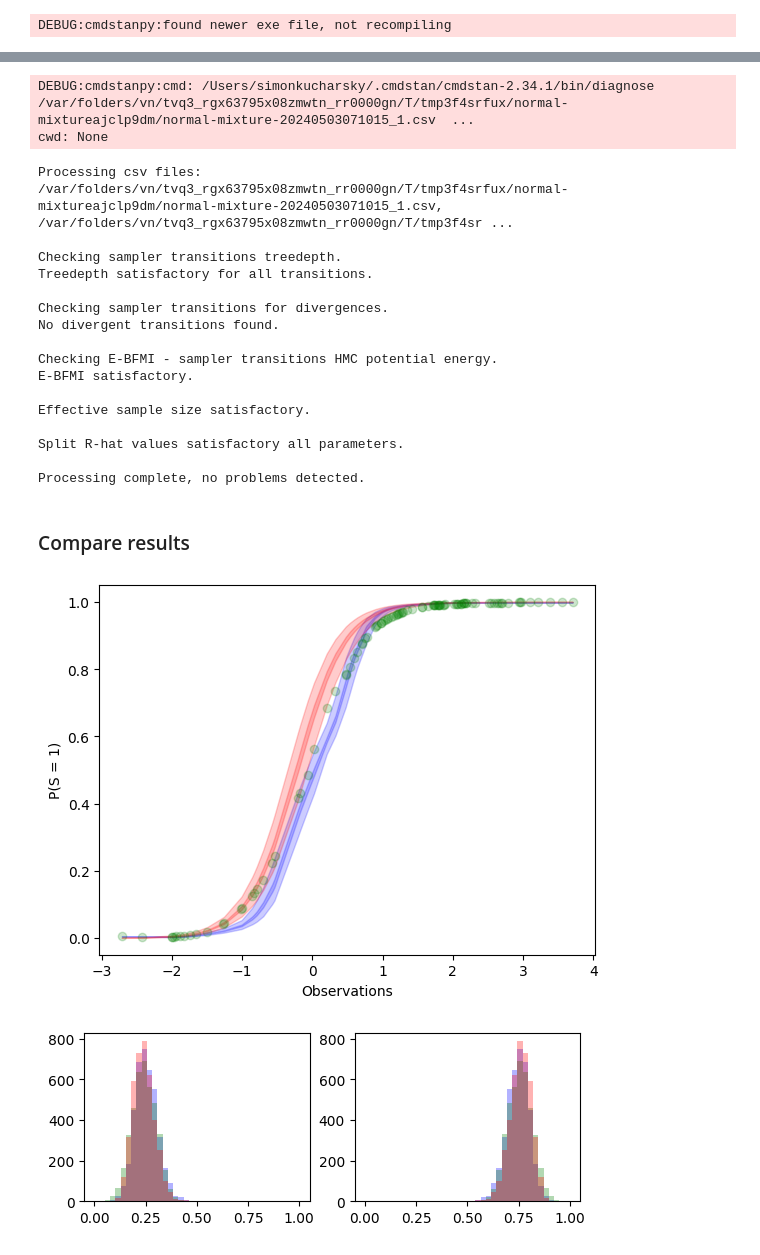
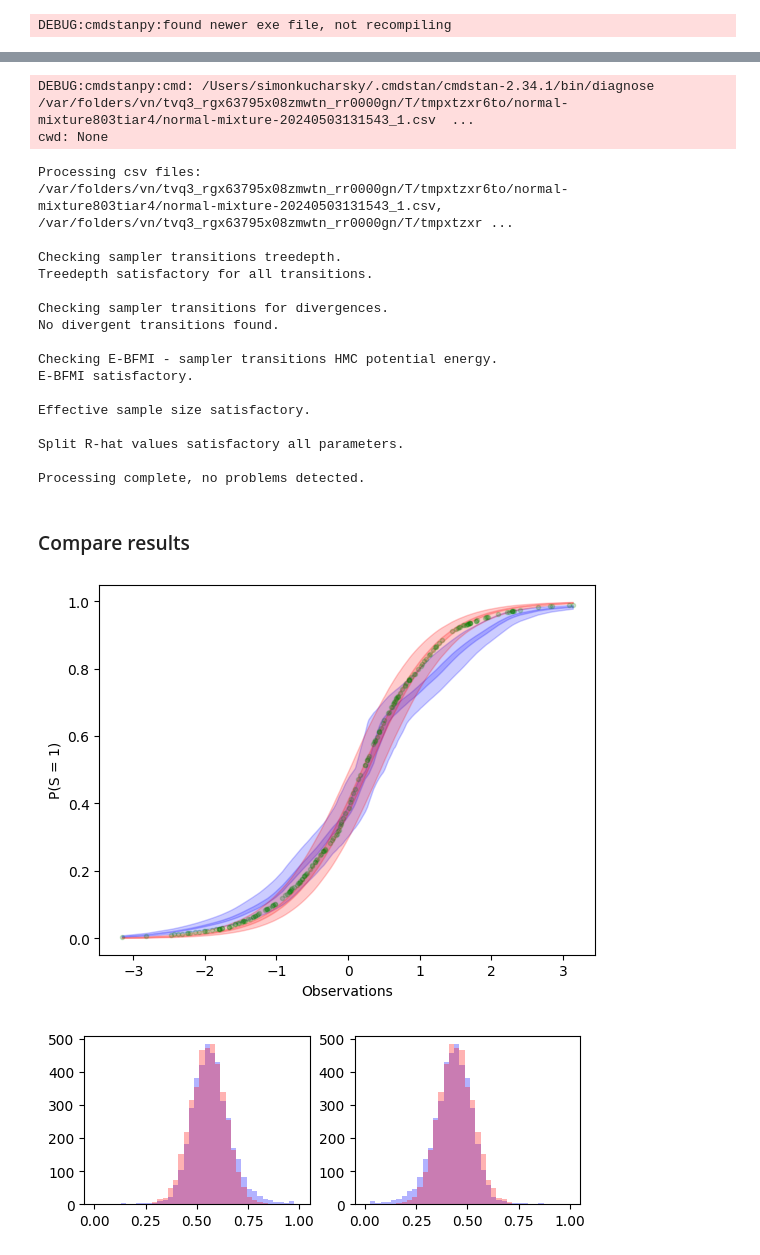
Before and after one commit to Kucharssim/bayesflow-amortized-mixtures, a Jupyter notebook: case-studies/normal-mixture/experiments.ipynb, the cells around one changed output, grey strips where cells are left out. Saved outputs shown, nothing was run; the diff lists cells and outputs as text; code cells hidden in the pictures.

Commit message:
mixture prob calibration

```diff
--- a/case-studies/normal-mixture/experiments.ipynb
+++ b/case-studies/normal-mixture/experiments.ipynb
@@ -59,7 +59,7 @@ global_summary_net = bf.networks.SetTransformer(input_dim=1, summary_dim=model.n
 mixture_posterior = bf.trainers.Trainer(
     amortizer=AmortizedMixturePosterior(
         amortized_mixture=AmortizedMixture(
-            inference_net=IndependentClassificator(num_outputs=model.n_cls),
+            inference_net=IndependentClassificator(num_outputs=model.n_cls, num_dense=8),
             local_summary_net=local_summary_net
         ),
         amortized_posterior=bf.amortizers.AmortizedPosterior(
@@ -82,11 +82,11 @@ INFO:root:Done.
 # 25% in class 1 and 75% in class 2
 # mu_1=-1 and mu_2=1
 parameters = {
-    "p": np.array([0.3, 0.7]),
-    "mu": np.array([-1.5, 1.5])
+    "p": np.array([0.5, 0.5]),
+    "mu": np.array([-1, 1])
 }
 context = {
-    "n_obs": 100,
+    "n_obs": 200,
     "n_rep": 1
 }
 latents, observables = model._simulator(
@@ -96,3 +96,6 @@ latents, observables = model._simulator(
 # let's order the observables
 ind = np.argsort(np.mean(observables, axis=1))
 observables = observables[ind, ...]
+
+
+bf_data = model.config_bayesflow(context, observables)
@@ -171,9 +172,9 @@ Consider re-running with show_console=True if the above output is unclear!
 # %%
 print(stan_fit.diagnose())
 # %% [output]
-DEBUG:cmdstanpy:cmd: /Users/simonkucharsky/.cmdstan/cmdstan-2.34.1/bin/diagnose /var/folders/vn/tvq3_rgx63795x08zmwtn_rr0000gn/T/tmp3f4srfux/normal-mixtureajclp9dm/normal-mixture-20240503071015_1.csv  ...
+DEBUG:cmdstanpy:cmd: /Users/simonkucharsky/.cmdstan/cmdstan-2.34.1/bin/diagnose /var/folders/vn/tvq3_rgx63795x08zmwtn_rr0000gn/T/tmpxtzxr6to/normal-mixture803tiar4/normal-mixture-20240503131543_1.csv  ...
 cwd: None
-Processing csv files: /var/folders/vn/tvq3_rgx63795x08zmwtn_rr0000gn/T/tmp3f4srfux/normal-mixtureajclp9dm/normal-mixture-20240503071015_1.csv, /var/folders/vn/tvq3_rgx63795x08zmwtn_rr0000gn/T/tmp3f4sr ...
+Processing csv files: /var/folders/vn/tvq3_rgx63795x08zmwtn_rr0000gn/T/tmpxtzxr6to/normal-mixture803tiar4/normal-mixture-20240503131543_1.csv, /var/folders/vn/tvq3_rgx63795x08zmwtn_rr0000gn/T/tmpxtzxr ...
 
 Checking sampler transitions treedepth.
 Treedepth satisfactory for all transitions.
@@ -206,13 +207,13 @@ def plot_bands(x, samples, probs=[0.5, 0.9], color=None, alpha=None, axis=0):
             color=color
         )
 # %%
-plot_bands(observables[:,0], mixture_posterior_probs, color="blue", alpha=0.2)
-plot_bands(observables[:,0], stan_probs, color="red", alpha=0.2)
-plt.scatter(observables[:,0], mixture_probs, color="green", alpha=0.2)
+plot_bands(np.mean(observables, axis=1), mixture_posterior_probs, color="blue", alpha=0.2)
+plot_bands(np.mean(observables, axis=1), stan_probs, color="red", alpha=0.2)
+plt.scatter(np.mean(observables, axis=1), mixture_probs, color="green", alpha=0.2, marker=".")
 plt.xlabel("Observations")
 f=plt.ylabel("P(S = 1)")
 # %% [output]
-[figure, old version]
+[figure, new version]
 # %%
 stan_p = np.array(stan_fit.draws_pd(vars="p"))
 mixture_posterior_p = model.extract_pars(mixture_posterior_pars)['p']
@@ -220,11 +221,11 @@ posterior_p = model.extract_pars(posterior_parameters)['p']
 # %%
 for i in range(2):
     plt.subplot(2, 2, i+1)
     f=plt.hist(mixture_posterior_p[:,i], alpha=0.3, color="blue", bins = np.linspace(0, 1, 40))
-    f=plt.hist(posterior_p[:,i], alpha=0.3, color="green", bins = np.linspace(0, 1, 40))
+    #f=plt.hist(posterior_p[:,i], alpha=0.3, color="green", bins = np.linspace(0, 1, 40))
     f=plt.hist(stan_p[:,i], alpha=0.3, color="red", bins = np.linspace(0, 1, 40))
 # %% [output]
-[figure, old version]
+[figure, new version]
 # %%
 stan_mu = np.array(stan_fit.draws_pd(vars="mu"))
 mixture_posterior_mu = model.extract_pars(mixture_posterior_pars)['mu']
```
Also changed, not shown: parts of 4 cells of this notebook, 3 other files.
